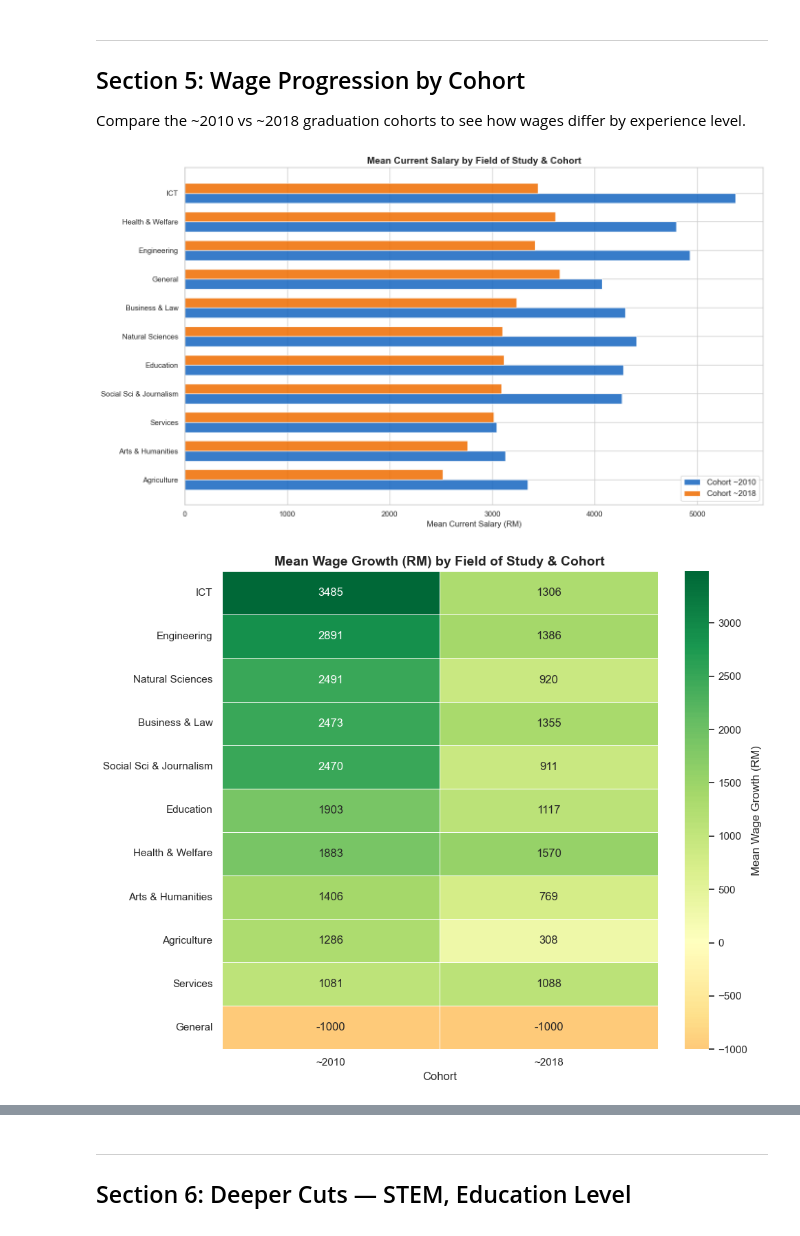
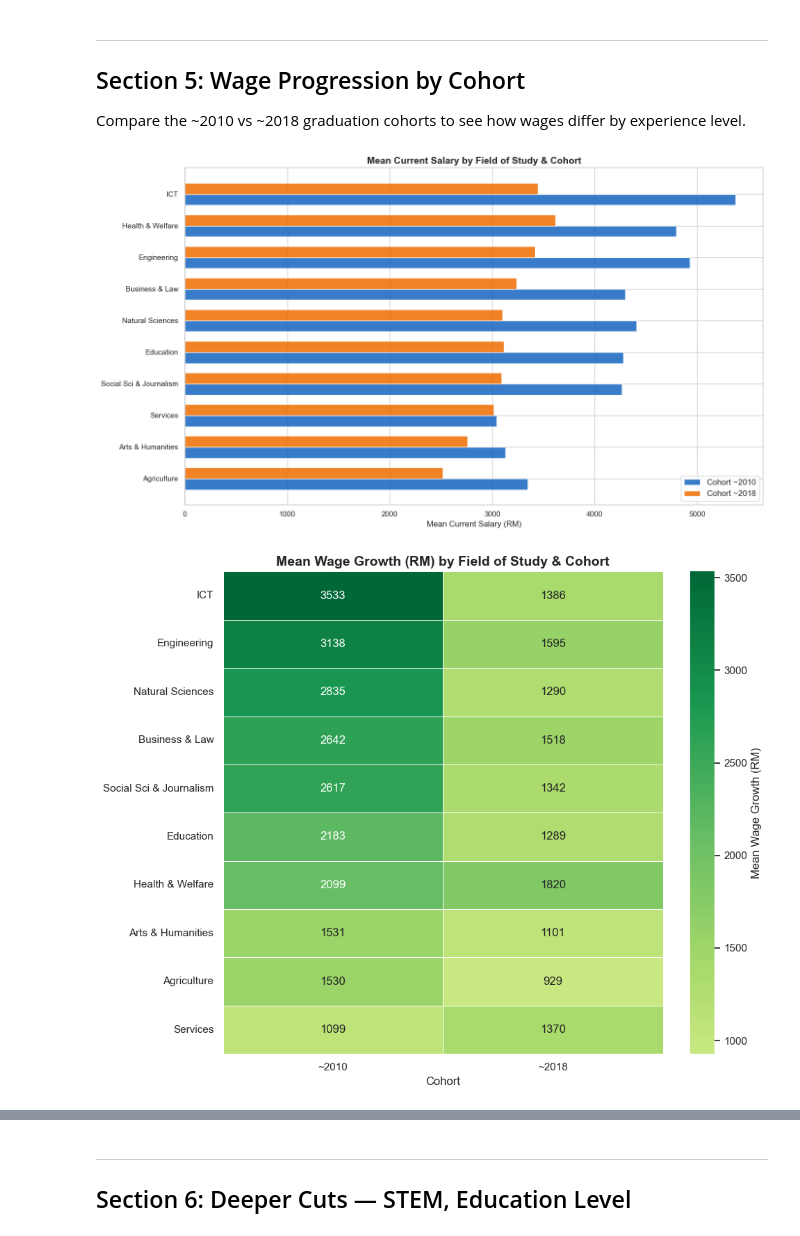
Before and after one commit to WanAdamm/graduate-career-tracking-survey, a Jupyter notebook: EDA.ipynb, the cells around one changed output, grey strips where cells are left out. Cells and saved outputs as stored; diff of their text form; code cells hidden in the pictures.

Commit message:
exclude salary inversion result and exclude General Programme from the analysis

```diff
--- a/EDA.ipynb
+++ b/EDA.ipynb
@@ -304,8 +306,29 @@ This is the core analysis: how much do salaries grow from first job to current j
 # --- 4a. Grouped bar: First Job vs Current Job salary by field ---
 
 # Only use respondents who have both first and current salary
-df_prog = df.dropna(subset=['salary_cj_mid', 'salary_fj_mid']).copy()
-print(f'Respondents with both first & current job salary: {len(df_prog):,}')
+df_prog_raw = df.dropna(subset=['salary_cj_mid', 'salary_fj_mid']).copy()
+print(f'Respondents with both first & current job salary: {len(df_prog_raw):,}')
+
+# Outlier handling: current salary below first salary is treated as a reporting
+# inconsistency rather than a genuine wage trajectory.
+inversion_mask = df_prog_raw['salary_progression'] < 0
+inversion_audit = (
+    df_prog_raw[inversion_mask]
+    .groupby('Field')
+    .size()
+    .sort_values(ascending=False)
+)
+print(f'\nExcluded salary-inversion outliers: {inversion_mask.sum():,} '
+      f'({inversion_mask.mean():.1%} of paired respondents)')
+print(inversion_audit.to_string())
+
+df_prog = df_prog_raw[~inversion_mask].copy()
+
+# General Programmes has too few paired observations for a reliable category mean.
+general_paired = (df_prog['Field'] == 'General').sum()
+df_prog = df_prog[df_prog['Field'] != 'General'].copy()
+print(f'\nGeneral Programmes paired observations after cleaning: {general_paired} (excluded from rankings)')
+print(f'Final ranked paired sample: {len(df_prog):,} across {df_prog["Field"].nunique()} disciplines')
 
 prog_means = df_prog.groupby('Field')[['salary_fj_mid', 'salary_cj_mid']].mean().sort_values('salary_cj_mid')
 
@@ -440,34 +479,35 @@ Compare the ~2010 vs ~2018 graduation cohorts to see how wages differ by experie
 # Clean cohort labels (there's a leading space in ' ~2010')
 df['cohort_clean'] = df['cohort'].str.strip()
 df_prog['cohort_clean'] = df_prog['cohort'].str.strip()
 
 cohort_field = df.dropna(subset=['salary_cj_mid']).groupby(['Field', 'cohort_clean'])['salary_cj_mid'].mean().unstack()
+cohort_field = cohort_field.drop(index='General', errors='ignore')
 
 # Sort by overall mean
 cohort_field['overall'] = cohort_field.mean(axis=1)
 cohort_field = cohort_field.sort_values('overall')
 cohort_field = cohort_field.drop(columns='overall')
 
 fig, ax = plt.subplots(figsize=(14, 8))
 y = np.arange(len(cohort_field))
 height = 0.35
 
 if '~2010' in cohort_field.columns:
     ax.barh(y - height/2, cohort_field['~2010'], height, label='Cohort ~2010',
             color='#1565c0', edgecolor='white', alpha=0.85)
 if '~2018' in cohort_field.columns:
     ax.barh(y + height/2, cohort_field['~2018'], height, label='Cohort ~2018',
             color='#ef6c00', edgecolor='white', alpha=0.85)
 
 ax.set_yticks(y)
 ax.set_yticklabels(cohort_field.index)
 ax.set_xlabel('Mean Current Salary (RM)', fontsize=12)
 ax.set_title('Mean Current Salary by Field of Study & Cohort', fontsize=14, fontweight='bold')
 ax.legend(fontsize=12)
 plt.tight_layout()
 plt.show()
 # %% [output]
-[figure, old version]
+[figure, new version]
 # %%
 # --- 5b. Heatmap: Mean salary progression by Field × Cohort ---
 
@@ -483,7 +523,7 @@ ax.set_xlabel('Cohort', fontsize=12)
 plt.tight_layout()
 plt.show()
 # %% [output]
-[figure, old version]
+[figure, new version]
 # %%
 # --- 5c. Faceted bar chart: First → Current salary by field, per cohort ---
 
```
Also changed, not shown: parts of 10 cells of this notebook, 2 other files.
